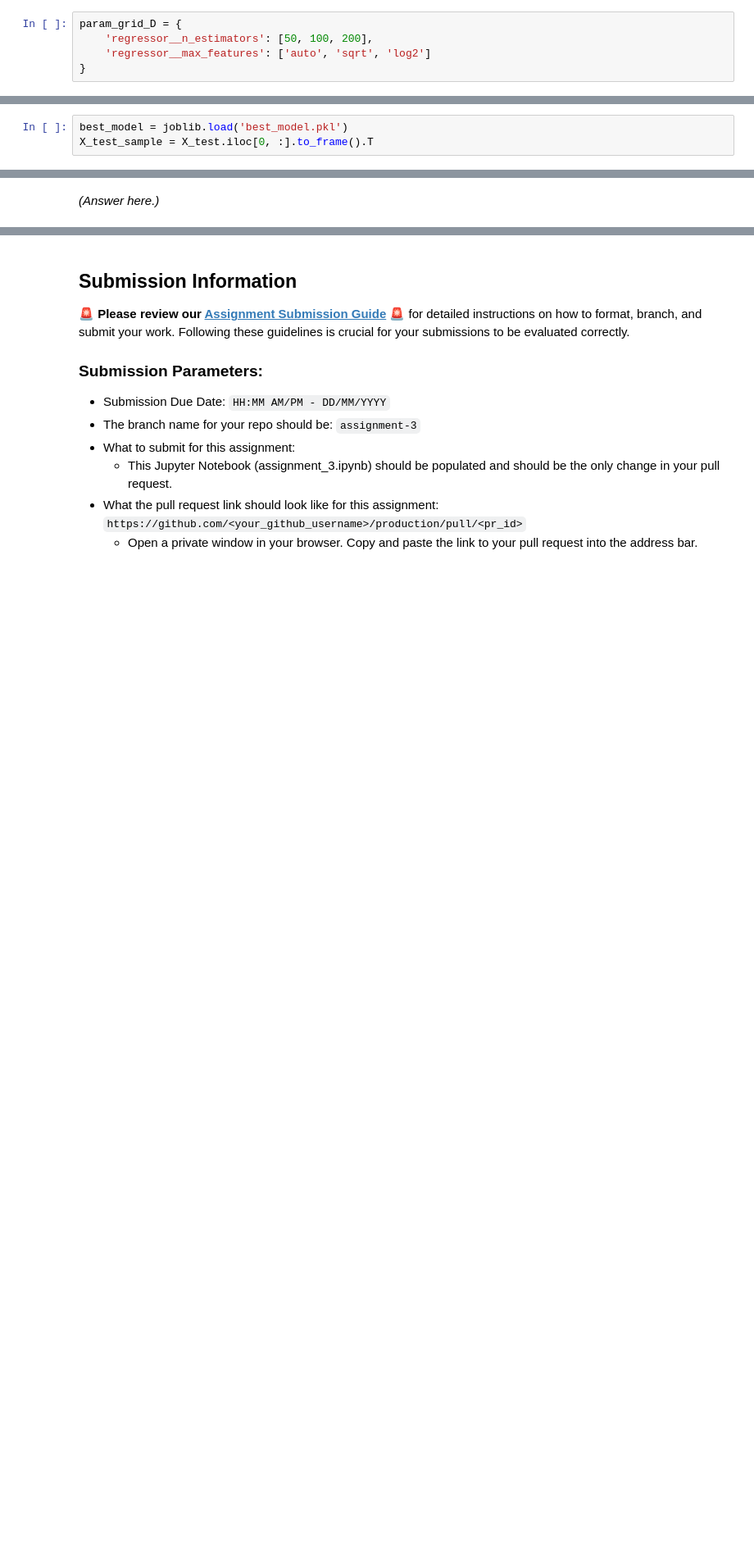
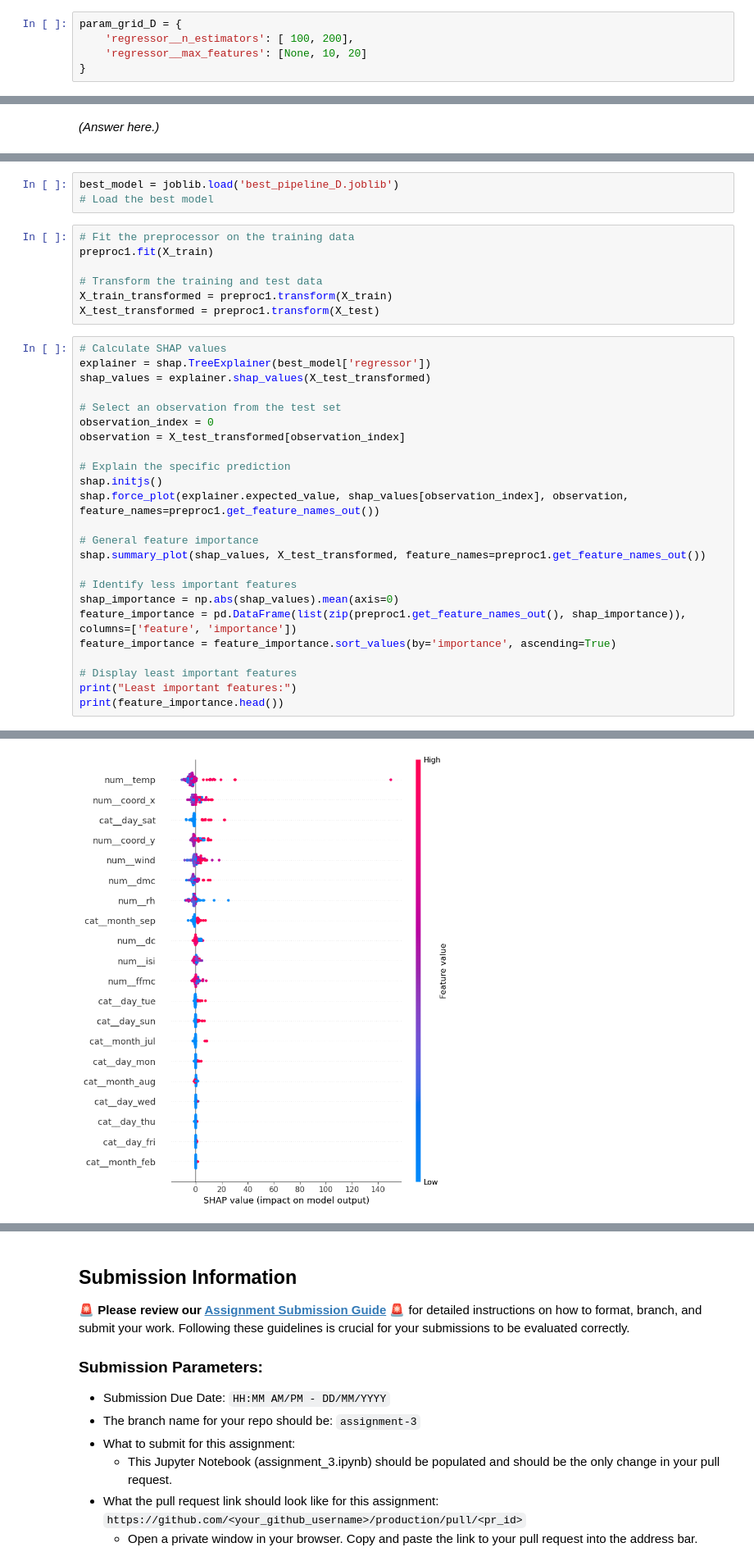
Before and after one commit to liujinro/scaling_to_production, a Jupyter notebook: 02_activities/assignments/assignment_3.ipynb, the cells around one changed output, grey strips where cells are left out. Shown: that part at 82% size. Saved outputs shown, nothing was run; the diff lists cells and outputs as text; blank space fills up the shorter version.

```diff
--- a/02_activities/assignments/assignment_3.ipynb
+++ b/02_activities/assignments/assignment_3.ipynb
@@ -245,6 +249,6 @@ param_grid_C = {
 }
 # %%
 param_grid_D = {
-    'regressor__n_estimators': [50, 100, 200],
-    'regressor__max_features': ['auto', 'sqrt', 'log2']
+    'regressor__n_estimators': [ 100, 200],
+    'regressor__max_features': [None, 10, 20]
 }
@@ -305,3 +333,0 @@ from sklearn.compose import ColumnTransformer
-# %%
-best_model = joblib.load('best_model.pkl')
-X_test_sample = X_test.iloc[0, :].to_frame().T
@@ -317,0 +338,35 @@ Error during data transformation: could not convert string to float: 'X'
+# %%
+best_model = joblib.load('best_pipeline_D.joblib')
+# Load the best model
+# %%
+# Fit the preprocessor on the training data
+preproc1.fit(X_train)
+
+# Transform the training and test data
+X_train_transformed = preproc1.transform(X_train)
+X_test_transformed = preproc1.transform(X_test)
+# %%
+# Calculate SHAP values
+explainer = shap.TreeExplainer(best_model['regressor'])
+shap_values = explainer.shap_values(X_test_transformed)
+
+# Select an observation from the test set
+observation_index = 0
+observation = X_test_transformed[observation_index]
+
+# Explain the specific prediction
+shap.initjs()
+shap.force_plot(explainer.expected_value, shap_values[observation_index], observation, feature_names=preproc1.get_feature_names_out())
+
+# General feature importance
+shap.summary_plot(shap_values, X_test_transformed, feature_names=preproc1.get_feature_names_out())
+
+# Identify less important features
+shap_importance = np.abs(shap_values).mean(axis=0)
+feature_importance = pd.DataFrame(list(zip(preproc1.get_feature_names_out(), shap_importance)), columns=['feature', 'importance'])
+feature_importance = feature_importance.sort_values(by='importance', ascending=True)
+
+# Display least important features
+print("Least important features:")
+print(feature_importance.head())
+# %% [output]
@@ -317,0 +374 @@ Error during data transformation: could not convert string to float: 'X'
+[figure, added]
```
Also changed, not shown: parts of 22 cells of this notebook, 5 other files.
